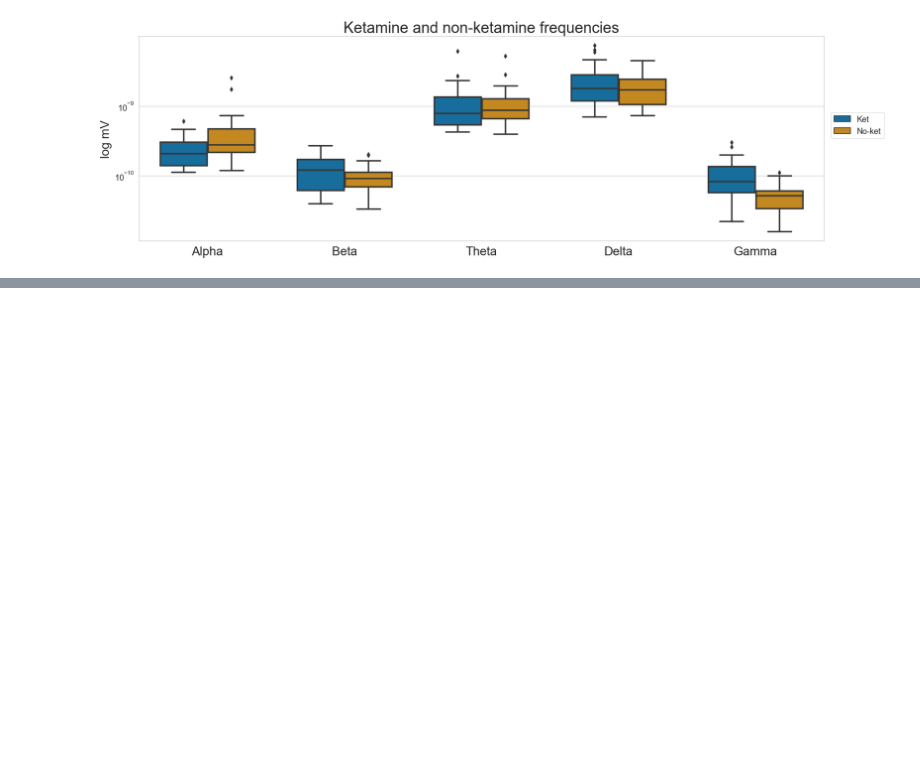
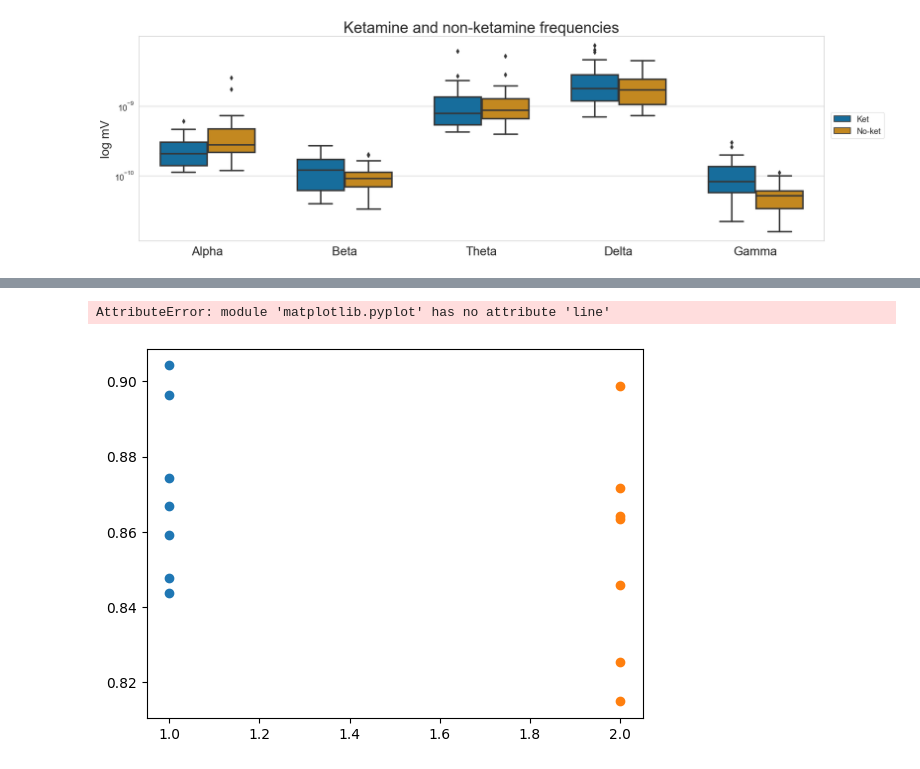
Before and after one commit to AndrlmMass/Ketamine-project, a Jupyter notebook: DataAnalysis/EEG_analysis/MainAnal/SpectrumAnalyses.ipynb, the cells around one changed output, grey strips where cells are left out. Cells and saved outputs as stored; diff of their text form; code cells hidden in the pictures; blank space fills up the shorter version.

```diff
--- a/DataAnalysis/EEG_analysis/MainAnal/SpectrumAnalyses.ipynb
+++ b/DataAnalysis/EEG_analysis/MainAnal/SpectrumAnalyses.ipynb
@@ -383,0 +531,10 @@ plt.savefig('M:\\pc\\Dokumenter\\GitHub\\Ketamine-project\\DataAnalysis\\EEG_ana
+# %%
+plt.figure()
+plt.scatter(np.ones(len(df.loc['Ket'])),df.loc['Ket'])
+plt.scatter(2*np.ones(len(df.loc['Ket'])),df.loc['EC'])
+
+lines = [((1,2),(ket,ec)) for ket,ec in zip(df.loc['Ket'],df.loc['EC'])]
+plt.line(lines[0])
+# %% [output]
+AttributeError: module 'matplotlib.pyplot' has no attribute 'line'
+[figure, added]
```
Also changed, not shown: parts of 14 cells of this notebook.
